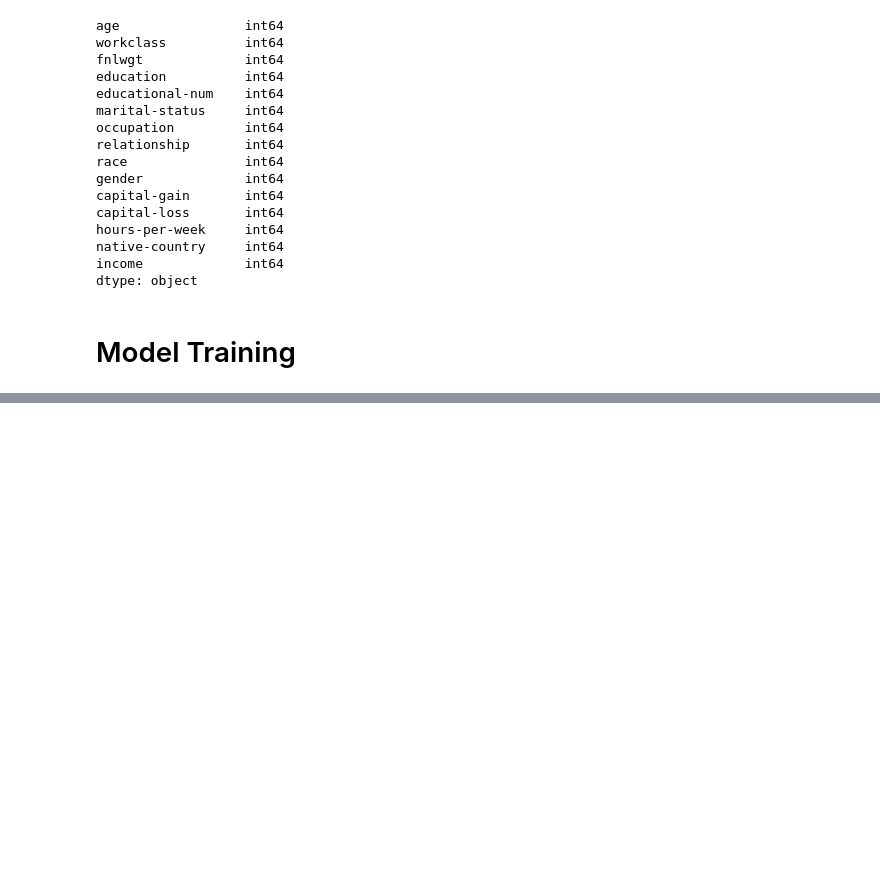
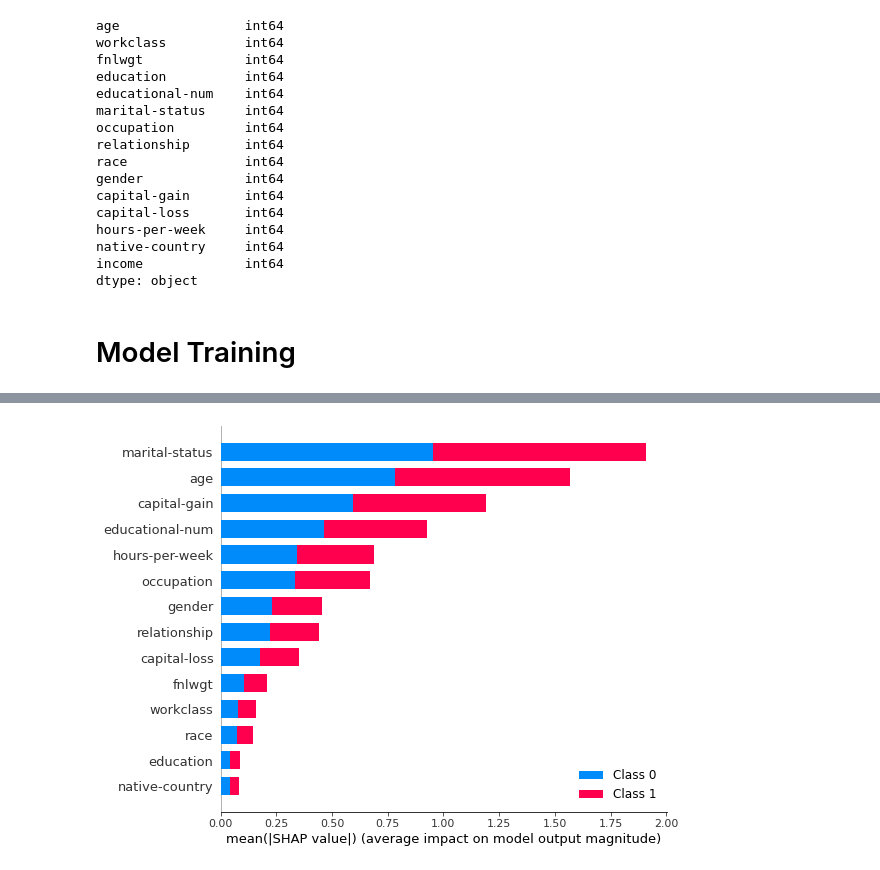
Before and after one commit to mahdiislam79/Adult_income_prediction, a Jupyter notebook: Adult_income_prediction.ipynb, the cells around one changed output, grey strips where cells are left out. Drawn from its saved outputs; the diff is of its cells as text; code cells hidden in the pictures; blank space fills up the shorter version.

Commit message:
Training model_SHAP values interpretation

```diff
--- a/Adult_income_prediction.ipynb
+++ b/Adult_income_prediction.ipynb
@@ -203,3 +188,11 @@ d_test = lgb.Dataset(X_test, label=y_test)
+# %%
+y = dataset['income']
+# %%
+#create a train/test split
+
+X_train, X_test, y_train, y_test = train_test_split(X, y, test_size=0.2, random_state=7)
+d_train = lgb.Dataset(X_train, label=y_train)
+d_test = lgb.Dataset(X_test, label=y_test)
 # %%
 params = {
     "max_bin": 512,
@@ -213,5 +206,6 @@ params = {
     "boost_from_average": True
 }
 # %%
-model = lgb.train(params, d_train, 10000, valid_sets=[d_test], early_stopping_rounds=50, verbose_eval=1000)
+model_train = lgb.train(params, d_train,num_boost_round= 10000, valid_sets=[d_test], early_stopping_rounds=50, verbose_eval=1000)
+model_a = lgb.train(params, da_train,num_boost_round= 10000, valid_sets=[da_test], early_stopping_rounds=50, verbose_eval=1000)
 # %% [output]
@@ -219,0 +220,3 @@ Did not expect the data types in the following fields: workclass, education, mar
+# %%
+explainer = shap.TreeExplainer(model_train)
+shap_values = explainer.shap_values(X)
@@ -219,0 +259,4 @@ Did not expect the data types in the following fields: workclass, education, mar
+# %%
+shap.summary_plot(shap_values, X)
+# %% [output]
+[figure, added]
```
Also changed, not shown: parts of 16 cells of this notebook.
